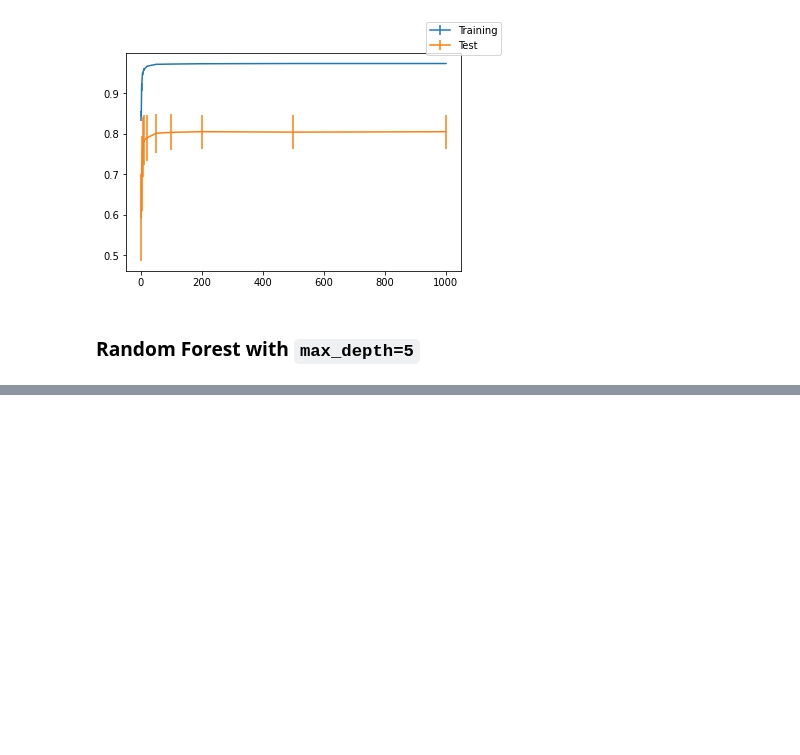
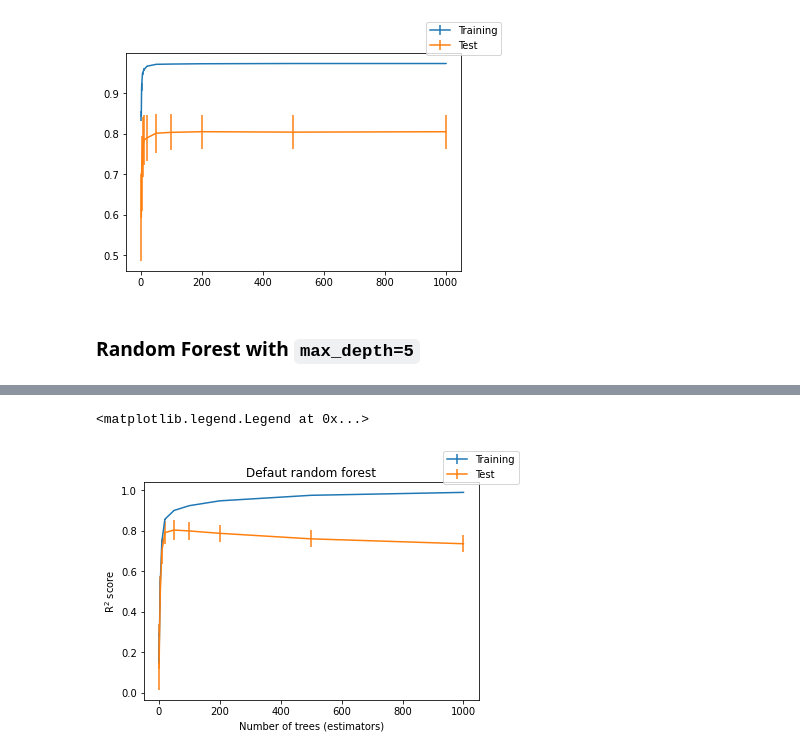
Before and after one commit to aageo25/scikit-learn-mooc, a Jupyter notebook: wrapup-6.ipynb, the cells around one changed output, grey strips where cells are left out. Cells and saved outputs as stored; diff of their text form; code cells hidden in the pictures; blank space fills up the shorter version.

```diff
--- a/wrapup-6.ipynb
+++ b/wrapup-6.ipynb
@@ -125,0 +202,32 @@ fig.legend()
+# %%
+param_name ='max_iter'
+param_range = [1, 2, 5, 10, 20, 50, 100, 200, 500, 1_000]
+# %%
+hgbr = HistGradientBoostingRegressor(random_state=0)
+# %%
+hgbr_train_scores, hgbr_validation_scores = validation_curve(
+    hgbr,
+    param_name=param_name, param_range=param_range,
+    X=data, y=target,
+    n_jobs=4
+)
+# %%
+fig = plt.figure()
+plt.errorbar(
+    param_range, hgbr_train_scores.mean(axis=1),
+    yerr=train_scores.std(axis=1),
+    label='Training'
+)
+
+plt.errorbar(
+    param_range, hgbr_validation_scores.mean(axis=1),
+    yerr=validation_scores.std(axis=1),
+    label='Test',
+)
+plt.title('Defaut random forest')
+plt.xlabel('Number of trees (estimators)')
+plt.ylabel(r'R$^2$ score')
+fig.legend()
+# %% [output]
+<matplotlib.legend.Legend at 0x...>
+[figure, added]
```
Also changed, not shown: parts of 8 cells of this notebook, 14 other files.
